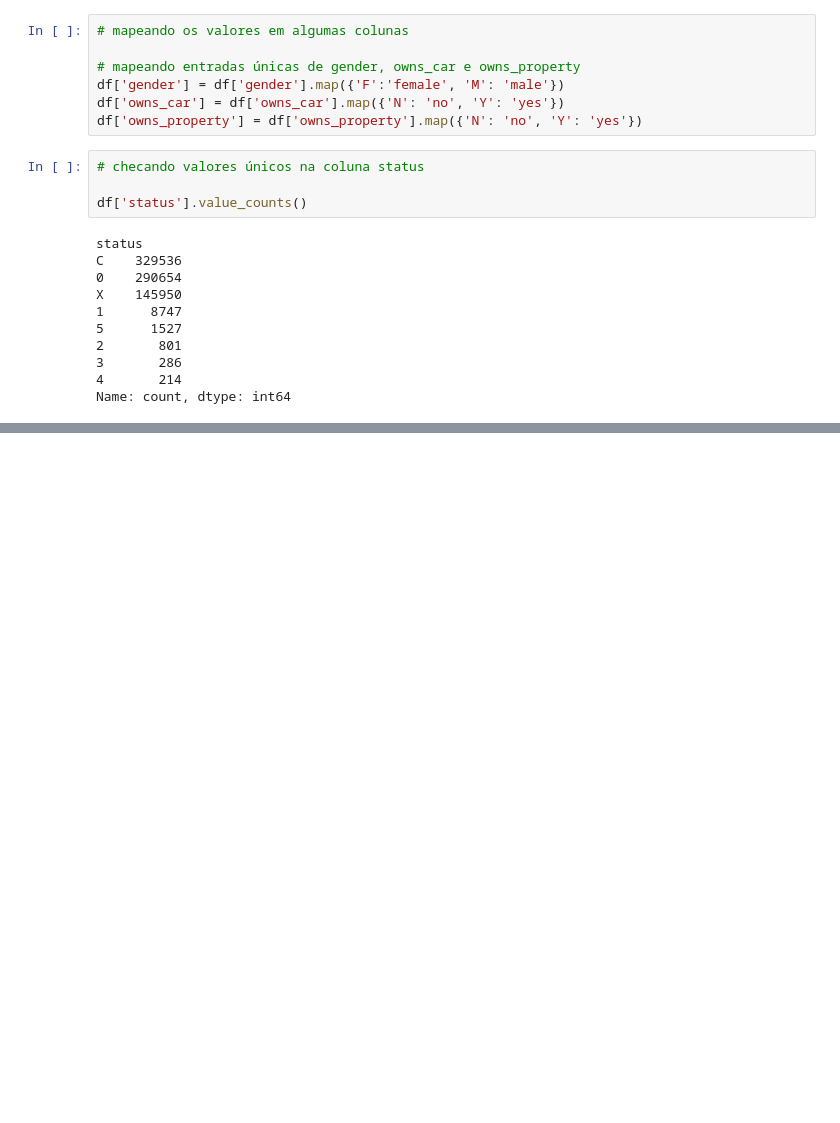
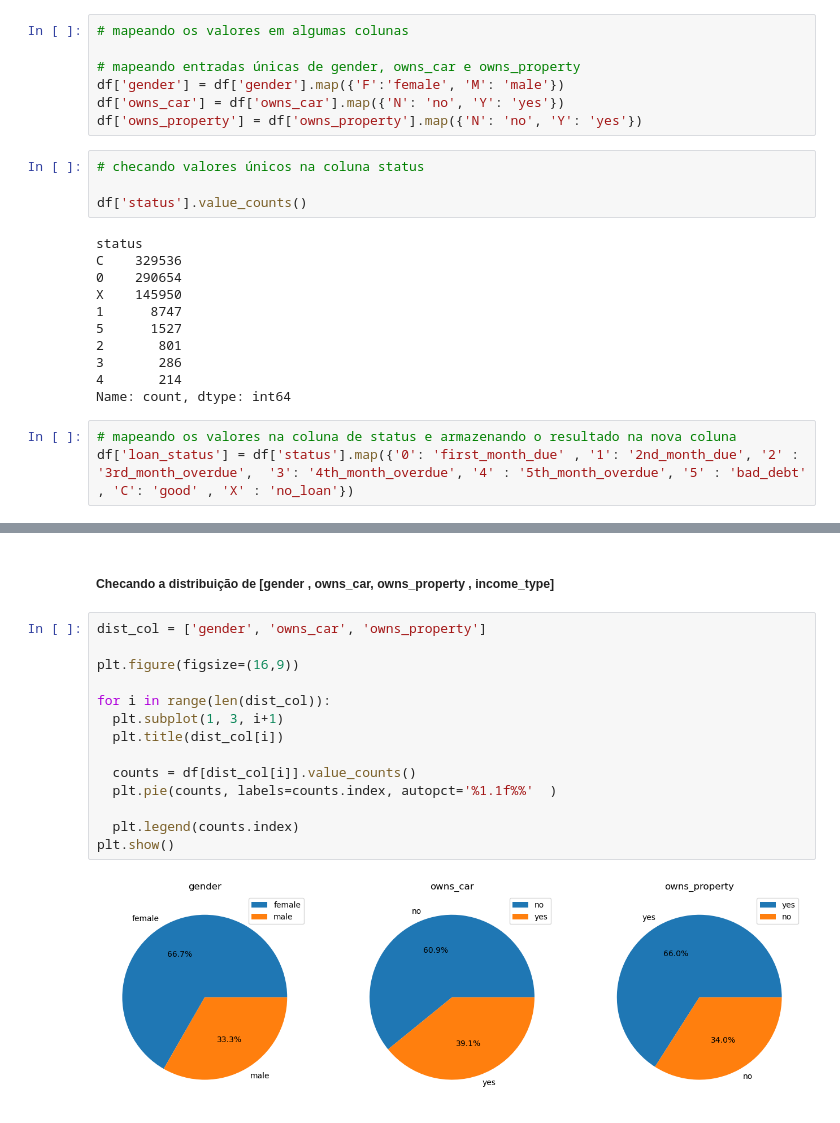
Before and after one commit to RodrigoD4v/credit-crad-risk-analysis, a Jupyter notebook: notebooks/credit_card_approval.ipynb, the cells around one changed output, grey strips where cells are left out. Cells and saved outputs as stored; diff of their text form; blank space fills up the shorter version.

Commit message:
Realizando análise exploratória de dados, visualizando relação entre as colunas e tirando conclusões

```diff
--- a/notebooks/credit_card_approval.ipynb
+++ b/notebooks/credit_card_approval.ipynb
@@ -411,3 +411,6 @@ X    145950
 3       286
 4       214
 Name: count, dtype: int64
+# %%
+# mapeando os valores na coluna de status e armazenando o resultado na nova coluna
+df['loan_status'] = df['status'].map({'0': 'first_month_due' , '1': '2nd_month_due', '2' : '3rd_month_overdue',  '3': '4th_month_overdue', '4' : '5th_month_overdue', '5' : 'bad_debt' , 'C': 'good' , 'X' : 'no_loan'})
@@ -413,0 +435,18 @@ Name: count, dtype: int64
+# %% [markdown]
+##### Checando a distribuição de [gender , owns_car,  owns_property , income_type]
+# %%
+dist_col = ['gender', 'owns_car', 'owns_property']
+
+plt.figure(figsize=(16,9))
+
+for i in range(len(dist_col)):
+  plt.subplot(1, 3, i+1)
+  plt.title(dist_col[i])
+
+  counts = df[dist_col[i]].value_counts()
+  plt.pie(counts, labels=counts.index, autopct='%1.1f%%'  )
+
+  plt.legend(counts.index)
+plt.show()
+# %% [output]
+[figure, added]
```
Also changed, not shown: parts of 57 cells of this notebook.
